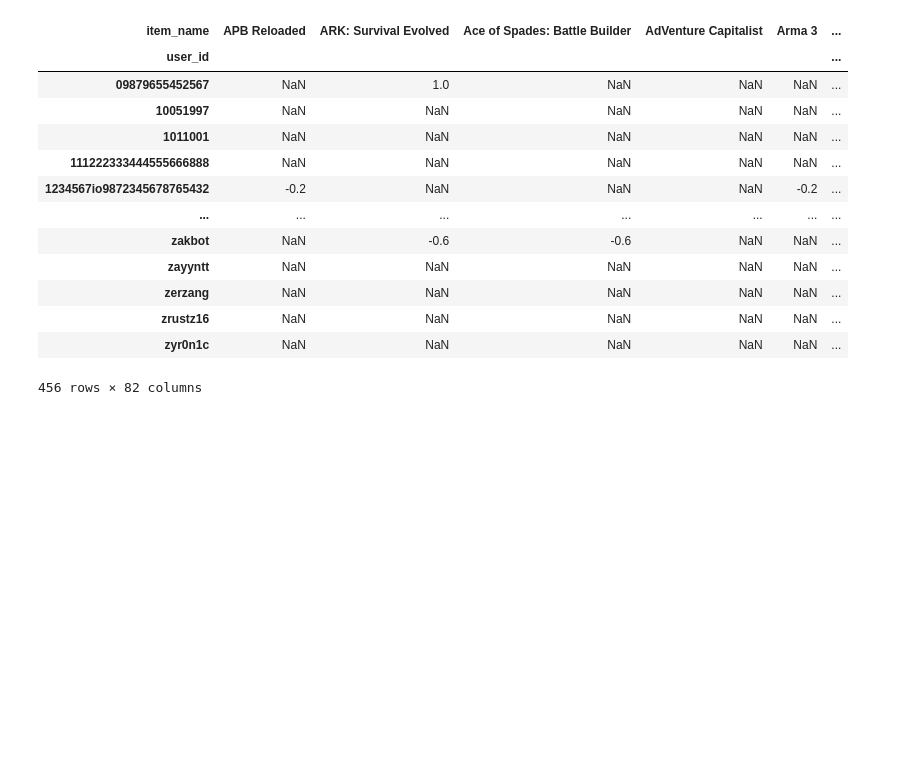
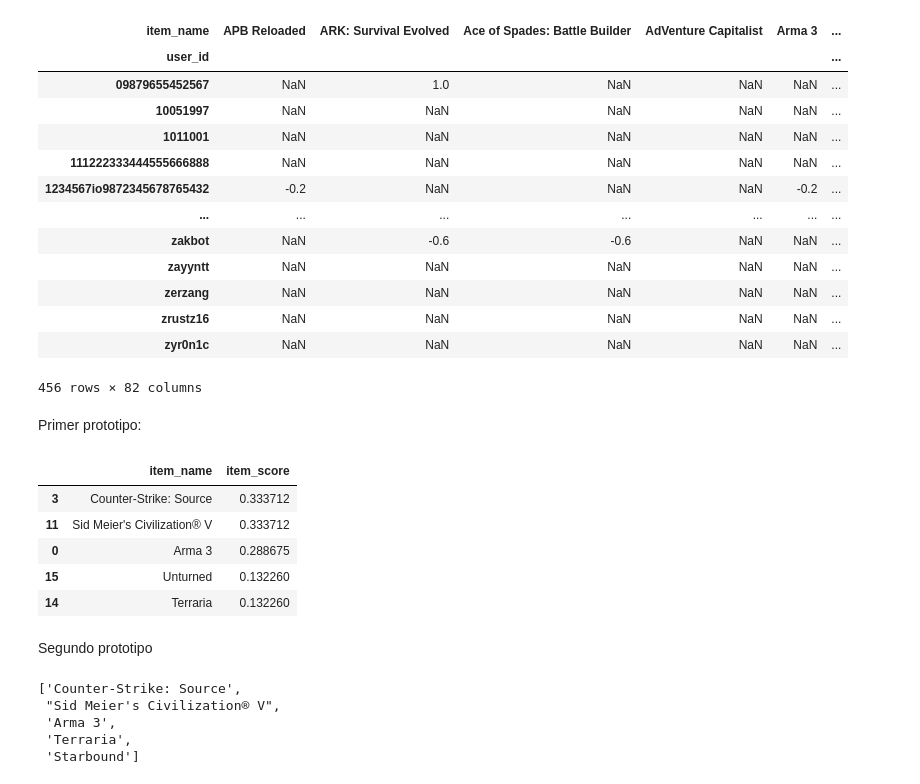
Before and after one commit to Tagliaferro22/steam-games, a Jupyter notebook: sistema_recomendacion/user_item_func.ipynb, the cells around one changed output. Drawn from its saved outputs; the diff is of its cells as text; code cells hidden in the pictures; blank space fills up the shorter version.

Commit message:
Funcion para el sistema de recomendacion user-item tiene la salida esperada

```diff
--- a/sistema_recomendacion/user_item_func.ipynb
+++ b/sistema_recomendacion/user_item_func.ipynb
@@ -108,3 +110,5 @@ matrix_norm
 | zrustz16 | NaN | NaN | NaN | NaN | NaN | ... |
 | zyr0n1c | NaN | NaN | NaN | NaN | NaN | ... |
 456 rows × 82 columns
+# %% [markdown]
+Primer prototipo:
@@ -110,0 +184,11 @@ matrix_norm
+# %%
+recomendacion_usuario("09879655452567") # Funciona, pero necesita ciertas modificaciones para estar óptima
+# %% [output]
+|  | item_name | item_score |
+| 3 | Counter-Strike: Source | 0.333712 |
+| 11 | Sid Meier's Civilization® V | 0.333712 |
+| 0 | Arma 3 | 0.288675 |
+| 15 | Unturned | 0.132260 |
+| 14 | Terraria | 0.132260 |
+# %% [markdown]
+Segundo prototipo
@@ -110,0 +267,8 @@ matrix_norm
+# %%
+recomendacion_usuario("09879655452567") # Con estos cambios ya tecnicamente cumplí con lo que me pide la consigna para este sistema de recomendación, pero considero que se puede seguir optimizando.
+# %% [output]
+['Counter-Strike: Source',
+ "Sid Meier's Civilization® V",
+ 'Arma 3',
+ 'Terraria',
+ 'Starbound']
```
Also changed, not shown: parts of 3 cells of this notebook, 1 other file.
